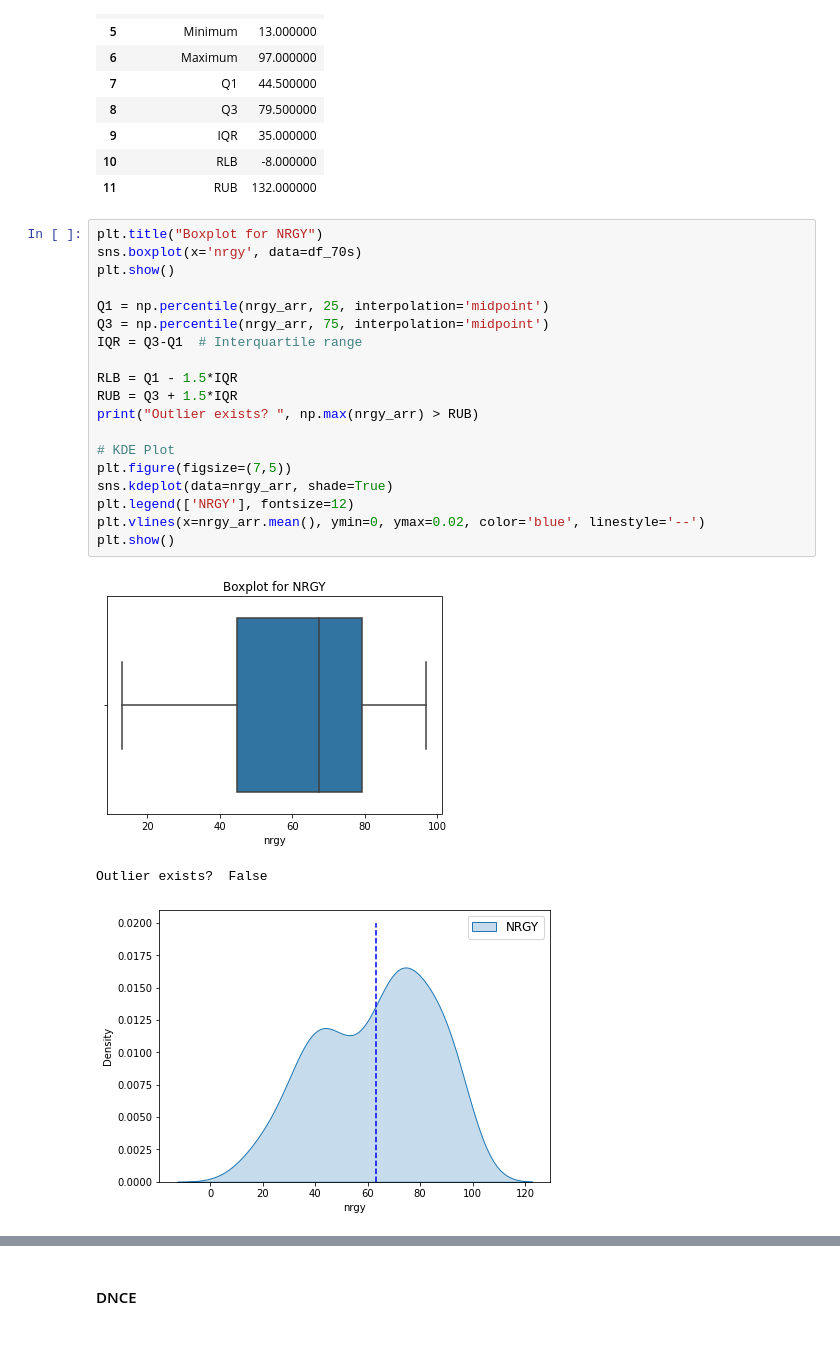
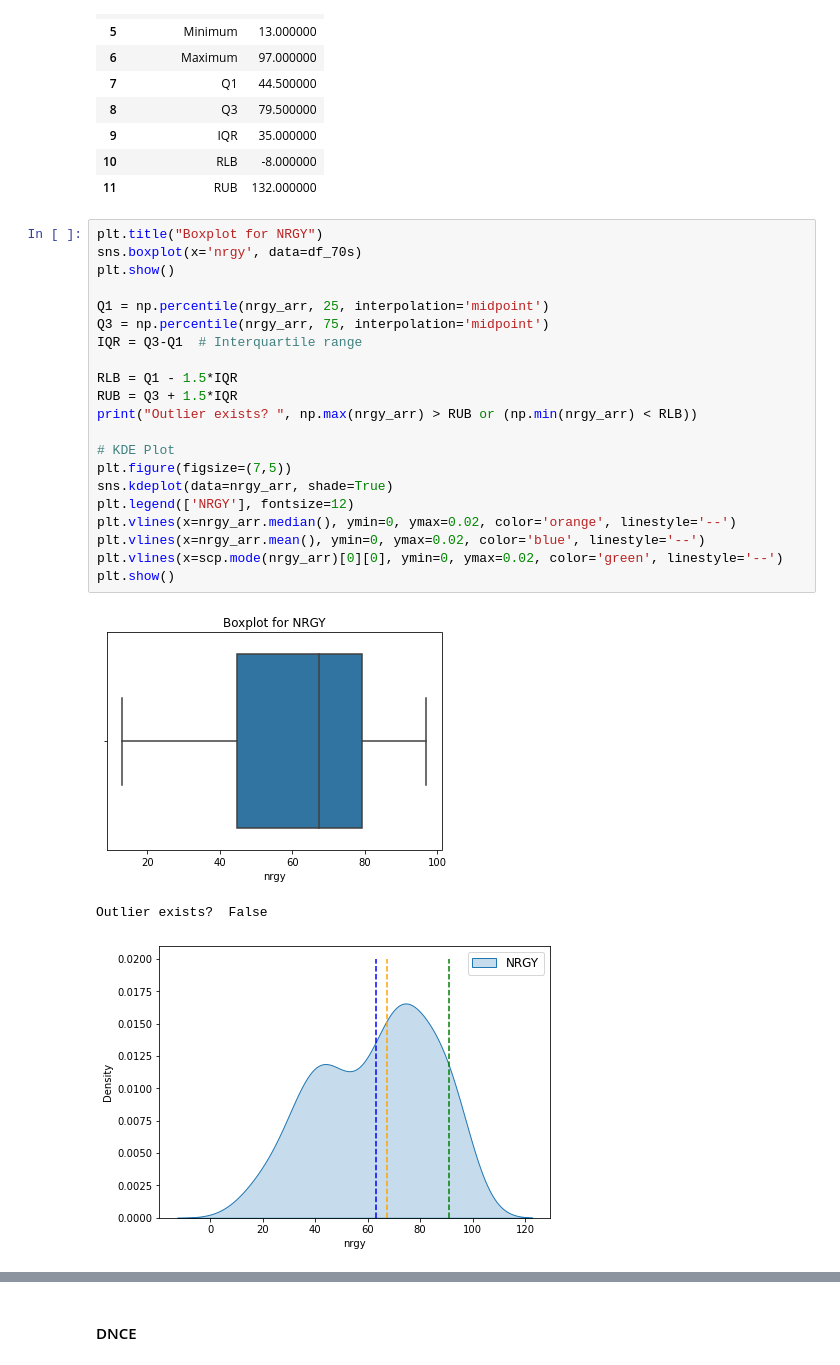
Before and after one commit to whenwe177/aids-final-project, a Jupyter notebook: ipynbs/70s_eda.ipynb, the cells around one changed output, grey strips where cells are left out. Cells and saved outputs as stored; diff of their text form.

```diff
--- a/ipynbs/70s_eda.ipynb
+++ b/ipynbs/70s_eda.ipynb
@@ -199,23 +208,25 @@ NRGY Description
 # %%
 plt.title("Boxplot for NRGY")
 sns.boxplot(x='nrgy', data=df_70s)
 plt.show()
 
 Q1 = np.percentile(nrgy_arr, 25, interpolation='midpoint')
 Q3 = np.percentile(nrgy_arr, 75, interpolation='midpoint')
 IQR = Q3-Q1  # Interquartile range
 
 RLB = Q1 - 1.5*IQR
 RUB = Q3 + 1.5*IQR
-print("Outlier exists? ", np.max(nrgy_arr) > RUB)
+print("Outlier exists? ", np.max(nrgy_arr) > RUB or (np.min(nrgy_arr) < RLB))
 
 # KDE Plot
 plt.figure(figsize=(7,5))
 sns.kdeplot(data=nrgy_arr, shade=True)
 plt.legend(['NRGY'], fontsize=12)
+plt.vlines(x=nrgy_arr.median(), ymin=0, ymax=0.02, color='orange', linestyle='--')
 plt.vlines(x=nrgy_arr.mean(), ymin=0, ymax=0.02, color='blue', linestyle='--')
+plt.vlines(x=scp.mode(nrgy_arr)[0][0], ymin=0, ymax=0.02, color='green', linestyle='--')
 plt.show()
 # %% [output]
 [figure]
 Outlier exists?  False
-[figure, old version]
+[figure, new version]
```
Also changed, not shown: parts of 27 cells of this notebook.
